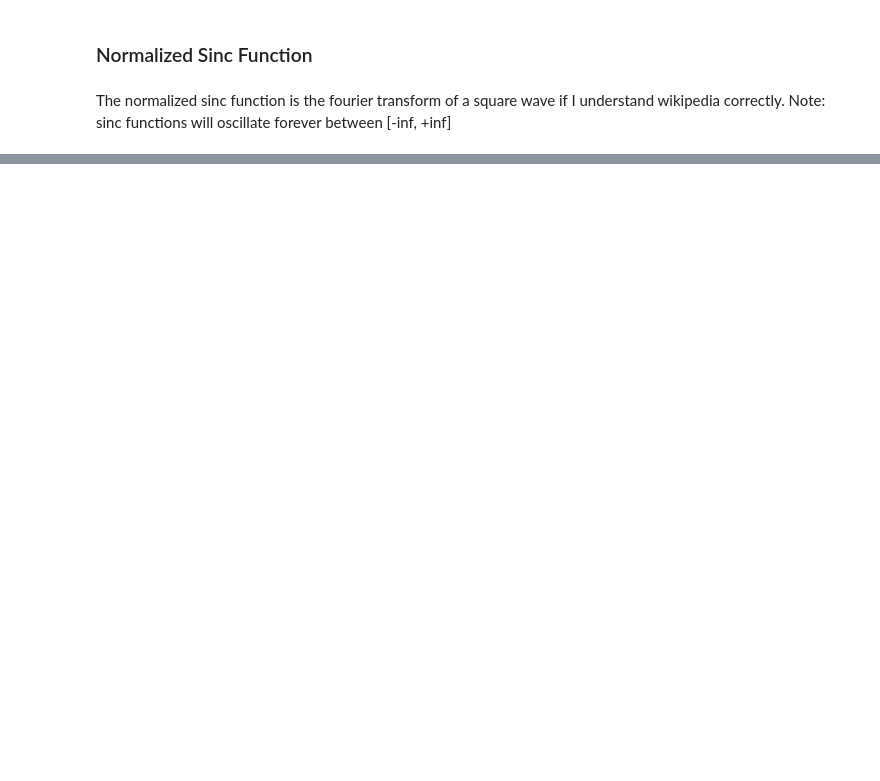
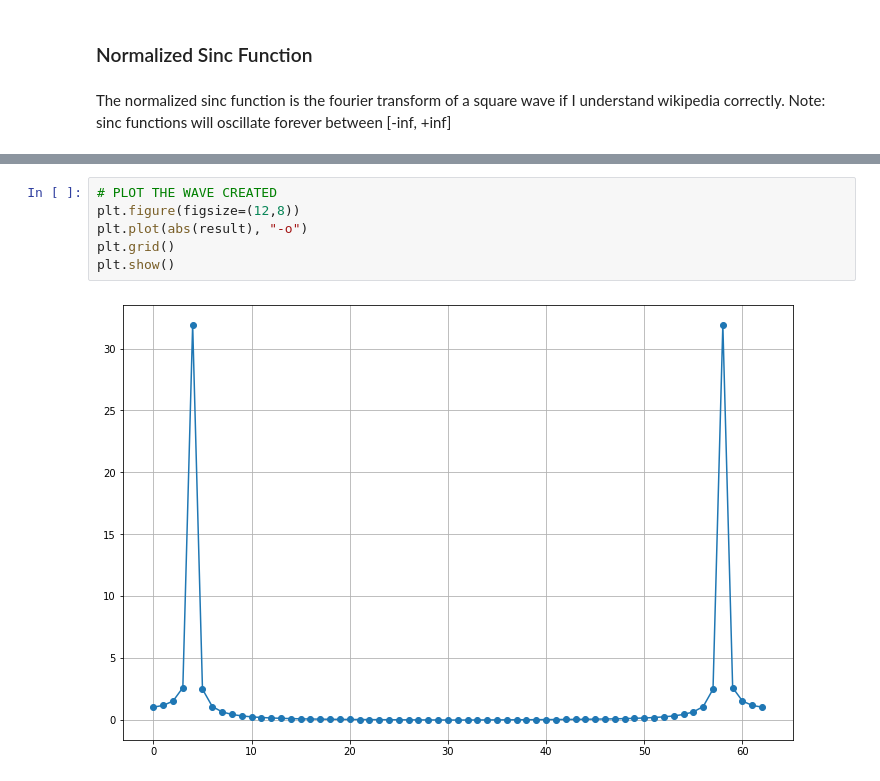
Before and after one commit to CodyRoberson/dsp, a Jupyter notebook: dsp.ipynb, the cells around one changed output, grey strips where cells are left out. Cells and saved outputs as stored; diff of their text form; blank space fills up the shorter version.

```diff
--- a/dsp.ipynb
+++ b/dsp.ipynb
@@ -148,0 +183,8 @@ The normalized sinc function is the fourier transform of a square wave if I unde
+# %%
+# PLOT THE WAVE CREATED
+plt.figure(figsize=(12,8))
+plt.plot(abs(result), "-o")
+plt.grid()
+plt.show()
+# %% [output]
+[figure, added]
```
Also changed, not shown: parts of 13 cells of this notebook.
